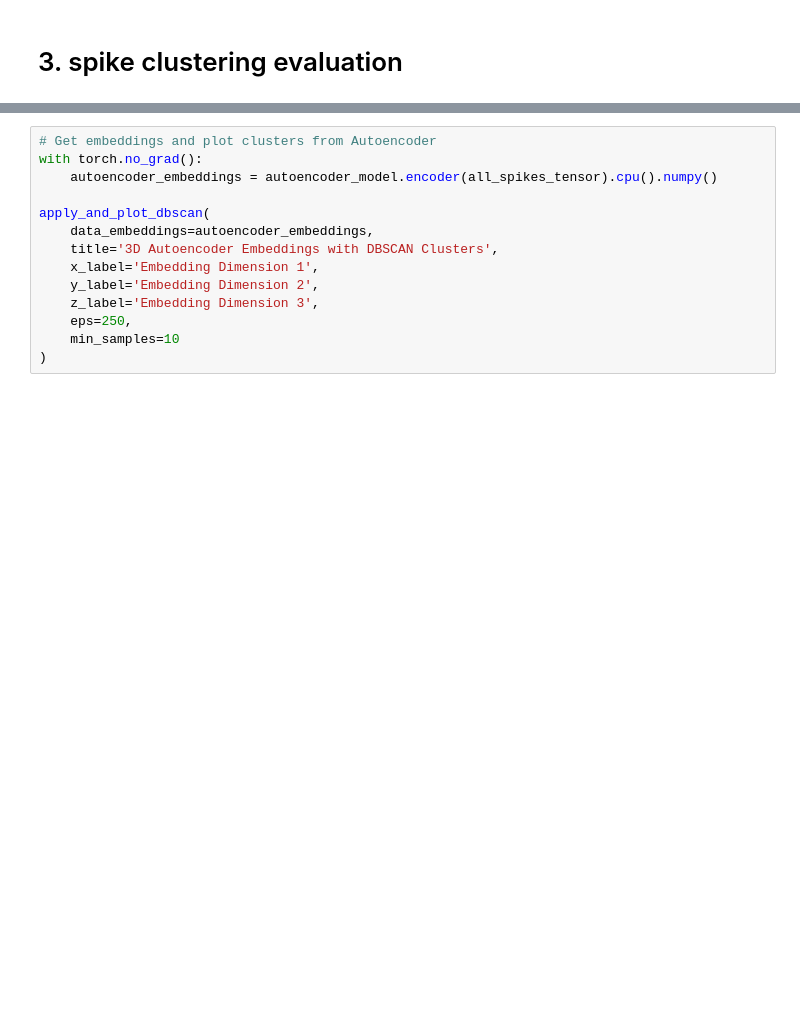
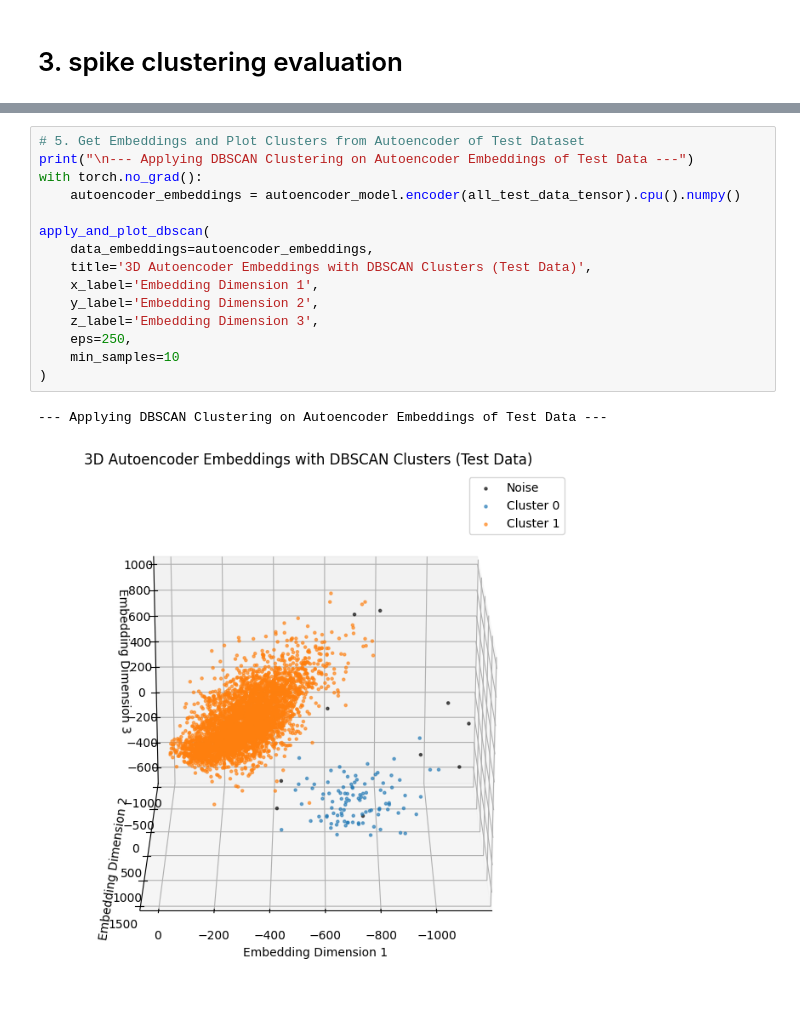
Before and after one commit to henryxcham/spike_detection_classification, a Jupyter notebook: notebooks/03_spike_clustering_evaluation.ipynb, the cells around one changed output, grey strips where cells are left out. Drawn from its saved outputs; the diff is of its cells as text; blank space fills up the shorter version.

```diff
--- a/notebooks/03_spike_clustering_evaluation.ipynb
+++ b/notebooks/03_spike_clustering_evaluation.ipynb
@@ -29,15 +87,19 @@ plot_reconstruction(autoencoder_model, all_spikes_tensor)
 # %%
-# Get embeddings and plot clusters from Autoencoder
+# 5. Get Embeddings and Plot Clusters from Autoencoder of Test Dataset
+print("\n--- Applying DBSCAN Clustering on Autoencoder Embeddings of Test Data ---")
 with torch.no_grad():
-    autoencoder_embeddings = autoencoder_model.encoder(all_spikes_tensor).cpu().numpy()
+    autoencoder_embeddings = autoencoder_model.encoder(all_test_data_tensor).cpu().numpy()
 
 apply_and_plot_dbscan(
     data_embeddings=autoencoder_embeddings,
-    title='3D Autoencoder Embeddings with DBSCAN Clusters',
+    title='3D Autoencoder Embeddings with DBSCAN Clusters (Test Data)',
     x_label='Embedding Dimension 1',
     y_label='Embedding Dimension 2',
     z_label='Embedding Dimension 3',
     eps=250,
     min_samples=10
 )
+# %% [output]
+--- Applying DBSCAN Clustering on Autoencoder Embeddings of Test Data ---
+[figure, added]
 # %%
```
Also changed, not shown: parts of 6 cells of this notebook, 11 other files.
